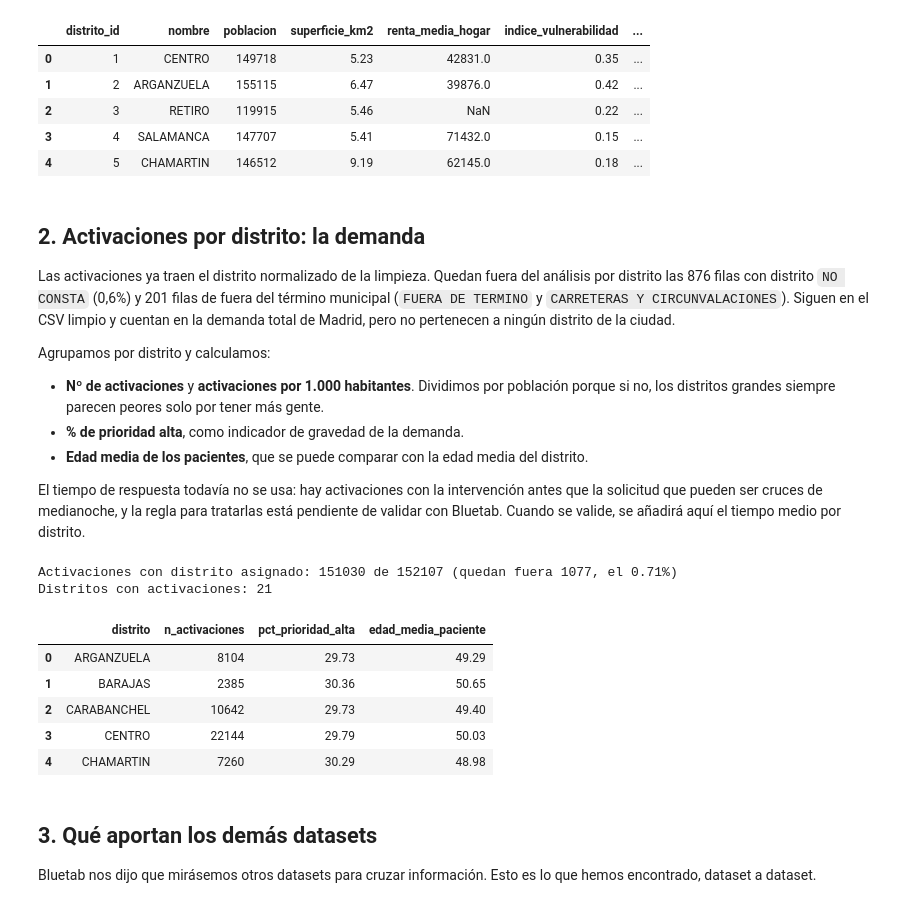
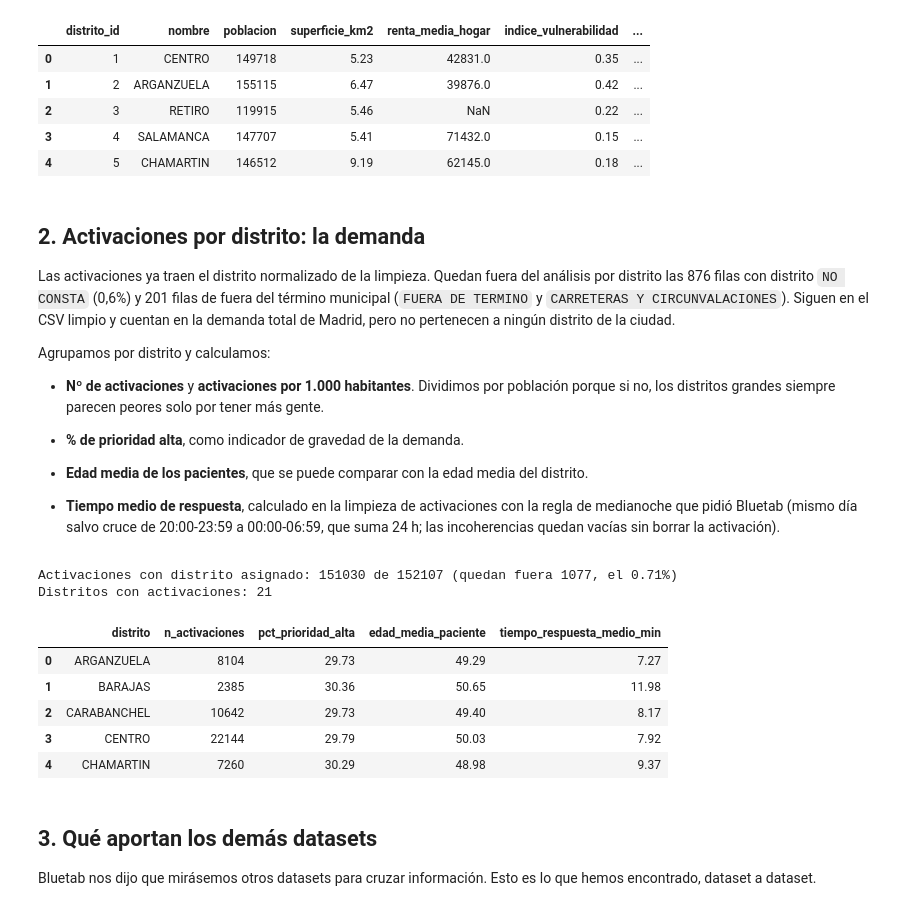
Before and after one commit to PabloCarreras7/Project-UC3M, a Jupyter notebook: 1_3_clustering/cruces_datasets.ipynb, the cells around one changed output. Cells and saved outputs as stored; diff of their text form; code cells hidden in the pictures.

```diff
--- a/1_3_clustering/cruces_datasets.ipynb
+++ b/1_3_clustering/cruces_datasets.ipynb
@@ -64,31 +64,32 @@ Agrupamos por distrito y calculamos:
 - **% de prioridad alta**, como indicador de gravedad de la demanda.
 - **Edad media de los pacientes**, que se puede comparar con la edad media del distrito.
 
-El tiempo de respuesta todavía no se usa: hay activaciones con la intervención antes que la solicitud que pueden ser cruces de medianoche, y la regla para tratarlas está pendiente de validar con Bluetab. Cuando se valide, se añadirá aquí el tiempo medio por distrito.
+- **Tiempo medio de respuesta**, calculado en la limpieza de activaciones con la regla de medianoche que pidió Bluetab (mismo día salvo cruce de 20:00-23:59 a 00:00-06:59, que suma 24 h; las incoherencias quedan vacías sin borrar la activación).
 # %%
 # Solo los 21 distritos de Madrid ciudad: fuera NO CONSTA y las activaciones de fuera del termino
 act_distrito = act[act['distrito'].isin(set(dis['nombre']))].copy()
 print(f"Activaciones con distrito asignado: {len(act_distrito)} de {len(act)} "
       f"(quedan fuera {len(act) - len(act_distrito)}, el "
       f"{(len(act) - len(act_distrito)) / len(act) * 100:.2f}%)")
 
 demanda = act_distrito.groupby('distrito').agg(
     n_activaciones=('activacion_id', 'count'),
     pct_prioridad_alta=('prioridad', lambda s: (s == 'ALTA').mean() * 100),
     edad_media_paciente=('paciente_edad', 'mean'),
+    tiempo_respuesta_medio_min=('tiempo_respuesta_min', 'mean'),
 ).round(2).reset_index()
 
 print(f"Distritos con activaciones: {len(demanda)}")
 demanda.head()
 # %% [output]
 Activaciones con distrito asignado: 151030 de 152107 (quedan fuera 1077, el 0.71%)
 Distritos con activaciones: 21
-|  | distrito | n_activaciones | pct_prioridad_alta | edad_media_paciente |
-| 0 | ARGANZUELA | 8104 | 29.73 | 49.29 |
-| 1 | BARAJAS | 2385 | 30.36 | 50.65 |
-| 2 | CARABANCHEL | 10642 | 29.73 | 49.40 |
-| 3 | CENTRO | 22144 | 29.79 | 50.03 |
-| 4 | CHAMARTIN | 7260 | 30.29 | 48.98 |
+|  | distrito | n_activaciones | pct_prioridad_alta | edad_media_paciente | tiempo_respuesta_medio_min |
+| 0 | ARGANZUELA | 8104 | 29.73 | 49.29 | 7.27 |
+| 1 | BARAJAS | 2385 | 30.36 | 50.65 | 11.98 |
+| 2 | CARABANCHEL | 10642 | 29.73 | 49.40 | 8.17 |
+| 3 | CENTRO | 22144 | 29.79 | 50.03 | 7.92 |
+| 4 | CHAMARTIN | 7260 | 30.29 | 48.98 | 9.37 |
 # %% [markdown]
 ## 3. Qué aportan los demás datasets
 
```
Also changed, not shown: parts of 4 cells of this notebook, 11 other files.
